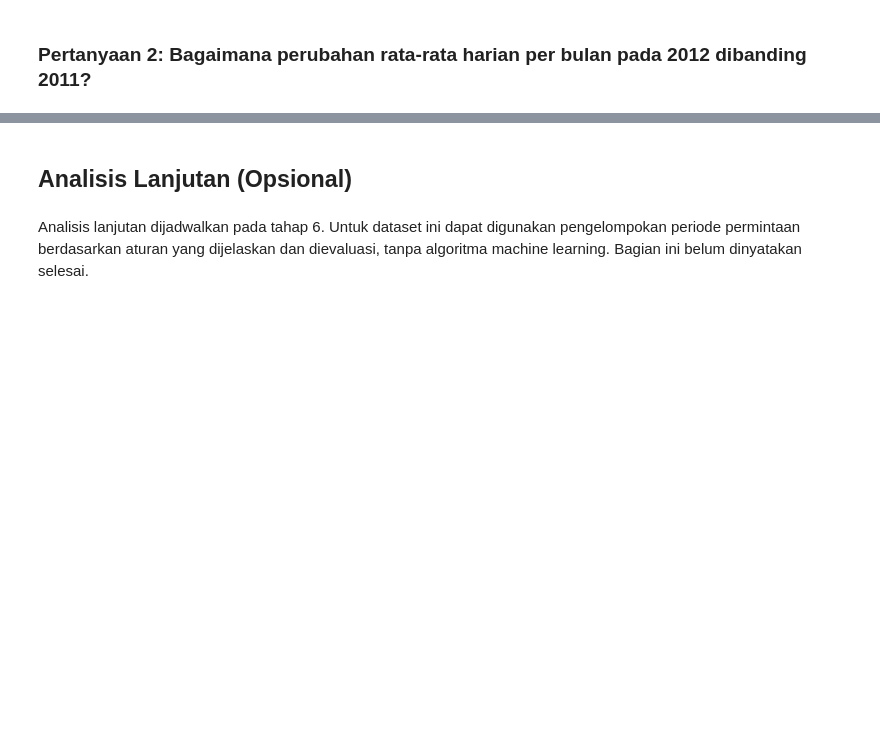
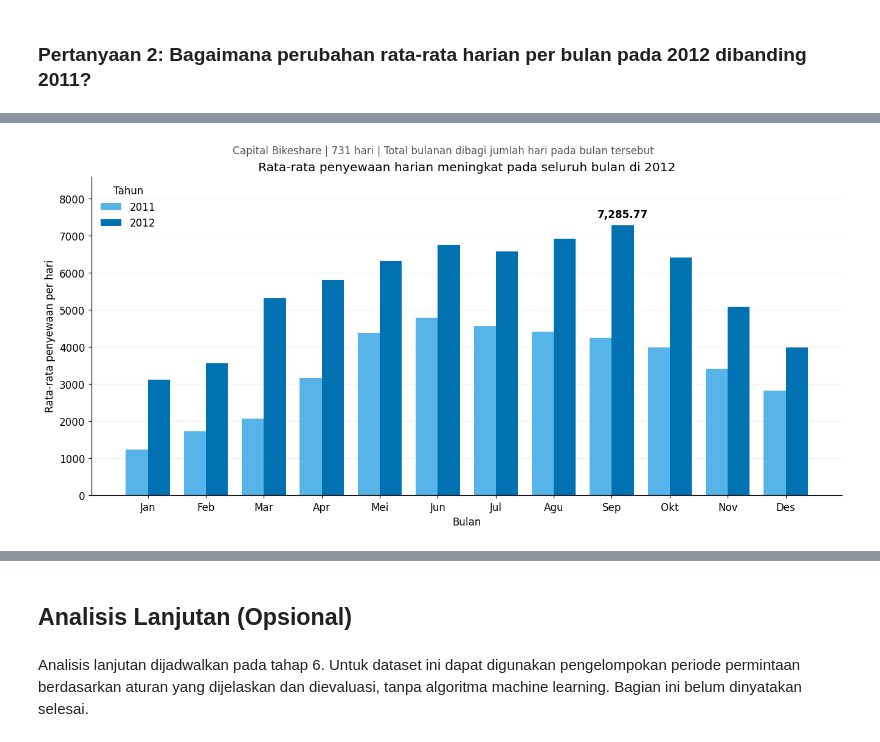
Before and after one commit to tatavvaka/Bike-Sharing-Analysis, a Jupyter notebook: notebook.ipynb, the cells around one changed output, grey strips where cells are left out. Drawn from its saved outputs; the diff is of its cells as text; code cells hidden in the pictures; blank space fills up the shorter version.

```diff
--- a/notebook.ipynb
+++ b/notebook.ipynb
@@ -395,0 +505,24 @@ Visualisasi dan interpretasinya dikerjakan pada tahap 5.
+# %%
+month_names = ['Jan', 'Feb', 'Mar', 'Apr', 'Mei', 'Jun', 'Jul', 'Agu', 'Sep', 'Okt', 'Nov', 'Des']
+x = np.arange(12)
+width = 0.38
+fig, ax = plt.subplots(figsize=(12, 5.8), layout='constrained')
+ax.bar(x - width/2, monthly_comparison['mean_2011'], width, color='#56B4E9', label='2011')
+ax.bar(x + width/2, monthly_comparison['mean_2012'], width, color='#0072B2', label='2012')
+ax.set(title='Rata-rata penyewaan harian meningkat pada seluruh bulan di 2012',
+       xlabel='Bulan', ylabel='Rata-rata penyewaan per hari')
+ax.set_xticks(x, month_names)
+ax.set_ylim(0, monthly_comparison['mean_2012'].max() * 1.18)
+ax.grid(axis='y', alpha=0.22)
+ax.set_axisbelow(True)
+ax.legend(title='Tahun', frameon=False, loc='upper left')
+peak_month = int(monthly_comparison['mean_2012'].idxmax())
+peak_value = monthly_comparison.loc[peak_month, 'mean_2012']
+ax.annotate(f'{peak_value:,.2f}', xy=(peak_month - 1 + width/2, peak_value),
+            xytext=(0, 8), textcoords='offset points', ha='center', fontweight='bold')
+fig.suptitle('Capital Bikeshare | 731 hari | Total bulanan dibagi jumlah hari pada bulan tersebut',
+             fontsize=11, color='#555555')
+fig.savefig(figures_dir / '02_rerata_harian_bulanan.png', dpi=170, bbox_inches='tight')
+plt.show()
+# %% [output]
+[figure, added]
```
Also changed, not shown: parts of 12 cells of this notebook, 10 other files.
